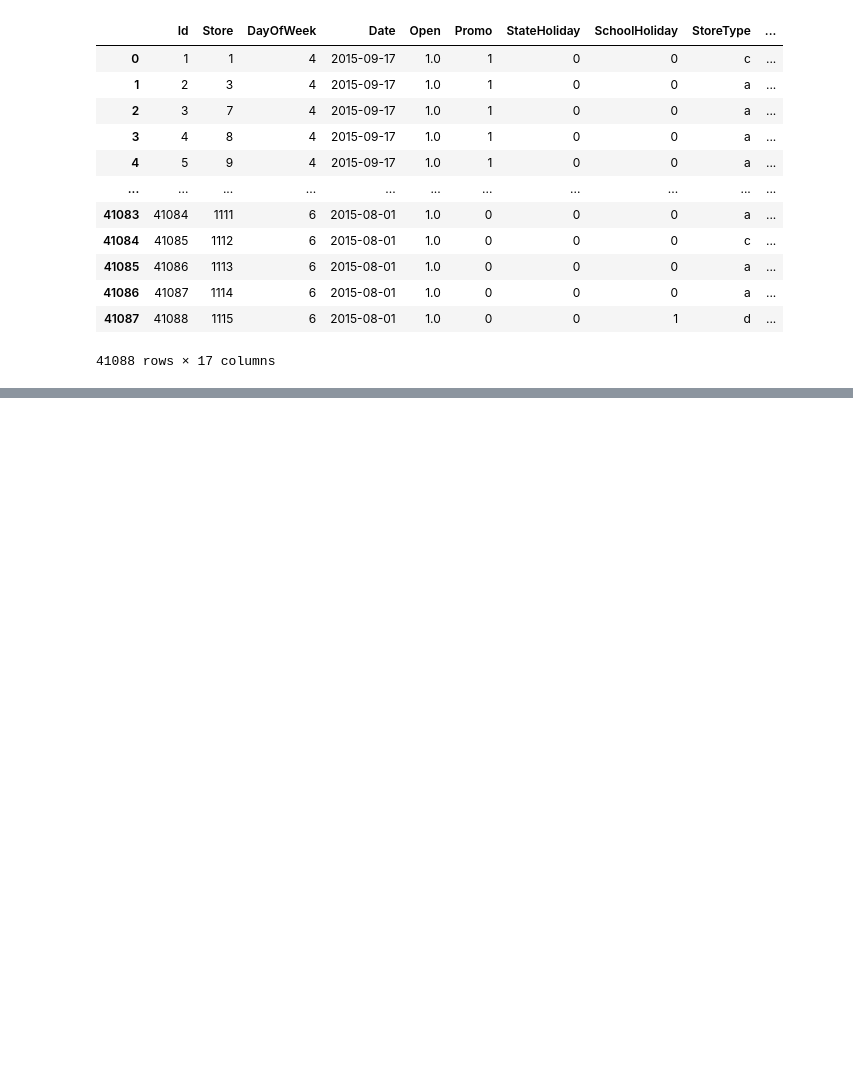
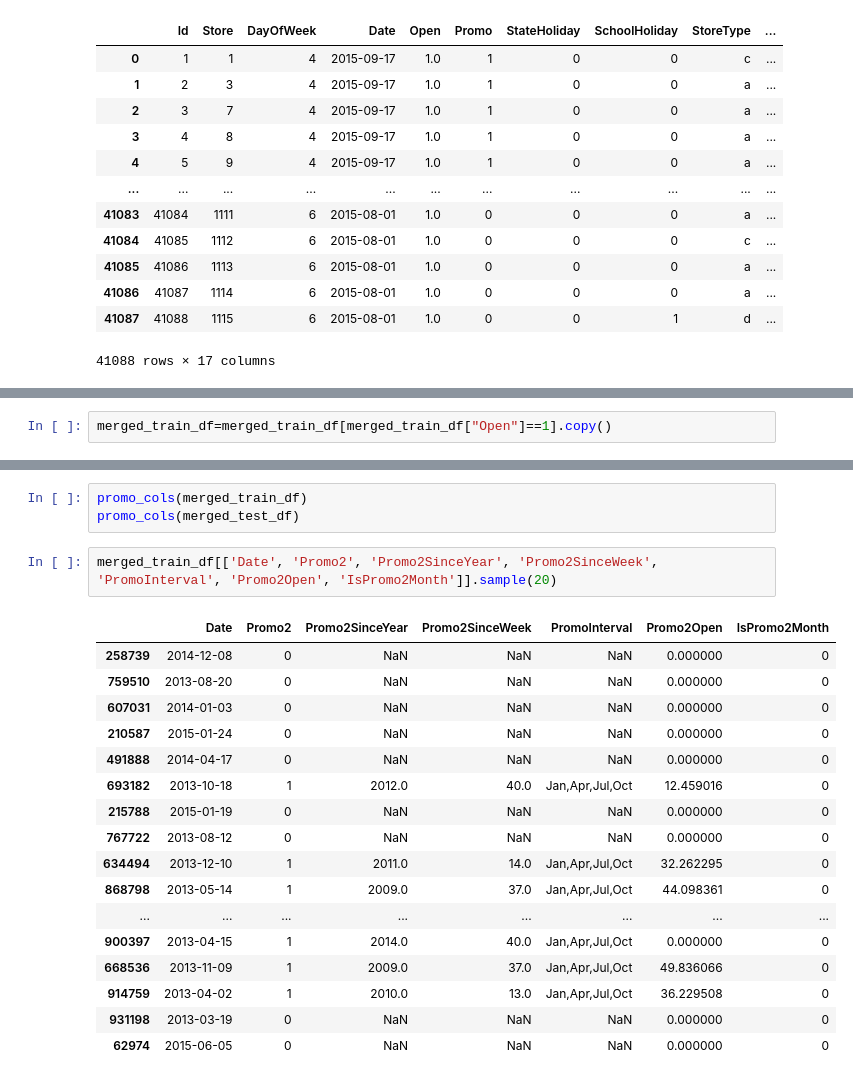
Before and after one commit to 404saugat404/sklearn, a Jupyter notebook: Gradient Boosting Machines (GBMs) with XGBoost/gbm_xboost.ipynb, the cells around one changed output, grey strips where cells are left out. Drawn from its saved outputs; the diff is of its cells as text; blank space fills up the shorter version.

```diff
--- a/Gradient Boosting Machines (GBMs) with XGBoost/gbm_xboost.ipynb
+++ b/Gradient Boosting Machines (GBMs) with XGBoost/gbm_xboost.ipynb
@@ -116,0 +172,2 @@ merged_test_df
+# %%
+merged_train_df=merged_train_df[merged_train_df["Open"]==1].copy()
@@ -116,0 +243,23 @@ merged_test_df
+# %%
+promo_cols(merged_train_df)
+promo_cols(merged_test_df)
+# %%
+merged_train_df[['Date', 'Promo2', 'Promo2SinceYear', 'Promo2SinceWeek', 'PromoInterval', 'Promo2Open', 'IsPromo2Month']].sample(20)
+# %% [output]
+|  | Date | Promo2 | Promo2SinceYear | Promo2SinceWeek | PromoInterval | Promo2Open | IsPromo2Month |
+| 258739 | 2014-12-08 | 0 | NaN | NaN | NaN | 0.000000 | 0 |
+| 759510 | 2013-08-20 | 0 | NaN | NaN | NaN | 0.000000 | 0 |
+| 607031 | 2014-01-03 | 0 | NaN | NaN | NaN | 0.000000 | 0 |
+| 210587 | 2015-01-24 | 0 | NaN | NaN | NaN | 0.000000 | 0 |
+| 491888 | 2014-04-17 | 0 | NaN | NaN | NaN | 0.000000 | 0 |
+| 693182 | 2013-10-18 | 1 | 2012.0 | 40.0 | Jan,Apr,Jul,Oct | 12.459016 | 0 |
+| 215788 | 2015-01-19 | 0 | NaN | NaN | NaN | 0.000000 | 0 |
+| 767722 | 2013-08-12 | 0 | NaN | NaN | NaN | 0.000000 | 0 |
+| 634494 | 2013-12-10 | 1 | 2011.0 | 14.0 | Jan,Apr,Jul,Oct | 32.262295 | 0 |
+| 868798 | 2013-05-14 | 1 | 2009.0 | 37.0 | Jan,Apr,Jul,Oct | 44.098361 | 0 |
+| ... | ... | ... | ... | ... | ... | ... | ... |
+| 900397 | 2013-04-15 | 1 | 2014.0 | 40.0 | Jan,Apr,Jul,Oct | 0.000000 | 0 |
+| 668536 | 2013-11-09 | 1 | 2009.0 | 37.0 | Jan,Apr,Jul,Oct | 49.836066 | 0 |
+| 914759 | 2013-04-02 | 1 | 2010.0 | 13.0 | Jan,Apr,Jul,Oct | 36.229508 | 0 |
+| 931198 | 2013-03-19 | 0 | NaN | NaN | NaN | 0.000000 | 0 |
+| 62974 | 2015-06-05 | 0 | NaN | NaN | NaN | 0.000000 | 0 |
```
Also changed, not shown: parts of 20 cells of this notebook.
